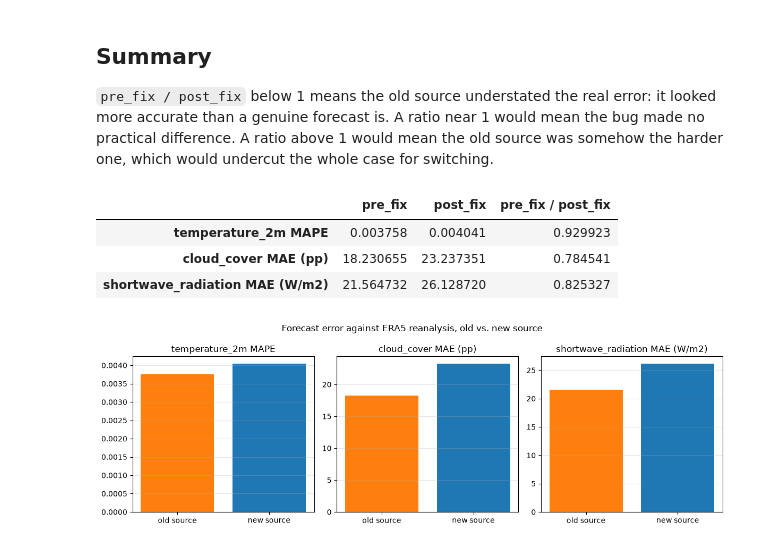
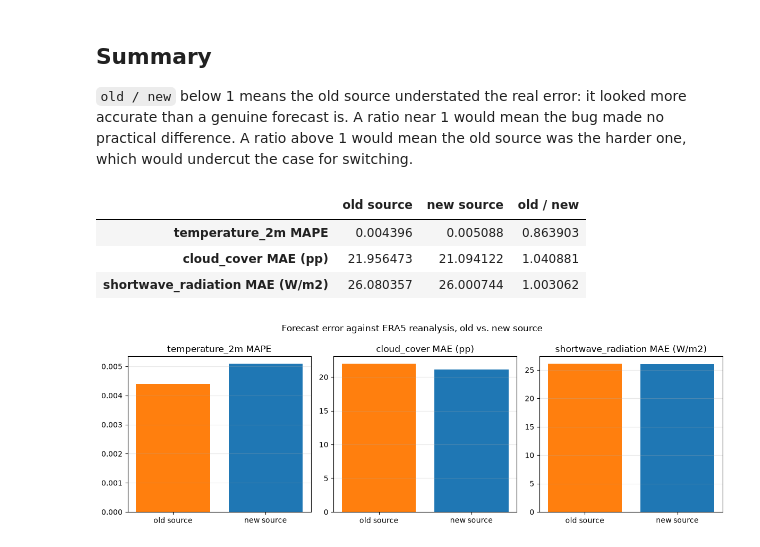
Before and after one commit to D4rkMindz/hslu-winterload, a Jupyter notebook: notebooks/benchmark/weather_archive_mape.ipynb, the cells around one changed output. Cells and saved outputs as stored; diff of their text form; code cells hidden in the pictures.

```diff
--- a/notebooks/benchmark/weather_archive_mape.ipynb
+++ b/notebooks/benchmark/weather_archive_mape.ipynb
@@ -130,0 +43,12 @@ results.head()
+# %%
+rows = []
+for season, days in SEASON_DAYS.items():
+    # A local day starts in the previous UTC day.
+    start, end = days[0] - ONE_DAY, days[-1] + ONE_DAY
+    truth = weather.reanalysis(start, end)
+    for source, forecast in [("old source", weather.short_lead(start, end)), ("new source", weather.forecast(start, end))]:
+        score = score_forecast(rows_of_local_days(forecast, days), truth)
+        rows.append({"season": season, "source": source, **dataclasses.asdict(score)})
+scores = pd.DataFrame(rows)
+results.write(WEATHER_ARCHIVE_MAPE, scores)
+scores
@@ -131,35 +61,29 @@ results.head()
 # %% [markdown]
 ## Summary
 
-`pre_fix / post_fix` below 1 means the old source understated the real error: it looked more accurate than a genuine forecast is. A ratio near 1 would mean the bug made no practical difference. A ratio above 1 would mean the old source was somehow the harder one, which would undercut the whole case for switching.
+`old / new` below 1 means the old source understated the real error: it looked more accurate than a genuine forecast is. A ratio near 1 would mean the bug made no practical difference. A ratio above 1 would mean the old source was the harder one, which would undercut the case for switching.
-# %%
-summary = pd.DataFrame({
-    "pre_fix": [
-        results["pre_mape_temperature_2m"].mean(),
-        results["pre_mae_cloud_cover"].mean(),
-        results["pre_mae_shortwave_radiation"].mean(),
-    ],
-    "post_fix": [
-        results["post_mape_temperature_2m"].mean(),
-        results["post_mae_cloud_cover"].mean(),
-        results["post_mae_shortwave_radiation"].mean(),
-    ],
-}, index=["temperature_2m MAPE", "cloud_cover MAE (pp)", "shortwave_radiation MAE (W/m2)"])
-summary["pre_fix / post_fix"] = summary["pre_fix"] / summary["post_fix"]
-summary
-# %% [output]
-|  | pre_fix | post_fix | pre_fix / post_fix |
-| temperature_2m MAPE | 0.003758 | 0.004041 | 0.929923 |
-| cloud_cover MAE (pp) | 18.230655 | 23.237351 | 0.784541 |
-| shortwave_radiation MAE (W/m2) | 21.564732 | 26.128720 | 0.825327 |
+# %%
+METRICS = {
+    "temperature_2m_mape_kelvin": "temperature_2m MAPE",
+    "cloud_cover_mae": "cloud_cover MAE (pp)",
+    "shortwave_radiation_mae": "shortwave_radiation MAE (W/m2)",
+}
+means = scores.groupby("source")[list(METRICS)].mean().rename(columns=METRICS).T
+summary = pd.DataFrame({"old source": means["old source"], "new source": means["new source"]})
+summary["old / new"] = summary["old source"] / summary["new source"]
+summary
+# %% [output]
+|  | old source | new source | old / new |
+| temperature_2m MAPE | 0.004396 | 0.005088 | 0.863903 |
+| cloud_cover MAE (pp) | 21.956473 | 21.094122 | 1.040881 |
+| shortwave_radiation MAE (W/m2) | 26.080357 | 26.000744 | 1.003062 |
 # %%
 fig, axes = plt.subplots(1, len(summary), figsize=(12, 4))
 for ax, (metric, row) in zip(axes, summary.iterrows()):
-    ax.bar(["old source", "new source"], [row["pre_fix"], row["post_fix"]],
-           color=["tab:orange", "tab:blue"])
+    ax.bar(["old source", "new source"], [row["old source"], row["new source"]], color=["tab:orange", "tab:blue"])
     ax.set_title(metric)
     ax.grid(alpha=0.3, axis="y")
 fig.suptitle("Forecast error against ERA5 reanalysis, old vs. new source")
 fig.tight_layout()
 # %% [output]
-[figure, old version]
+[figure, new version]
```
Also changed, not shown: parts of 17 cells of this notebook, 13 other files.
